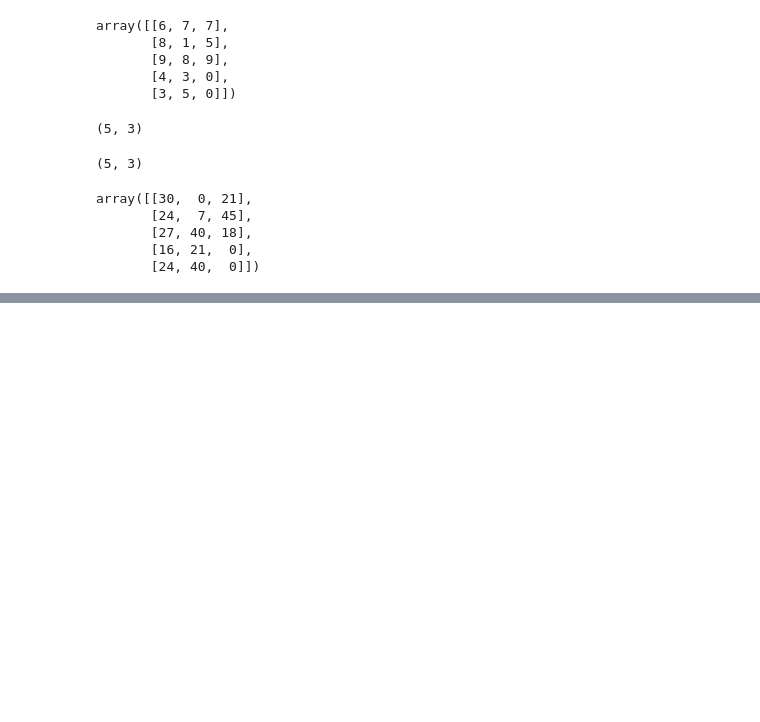
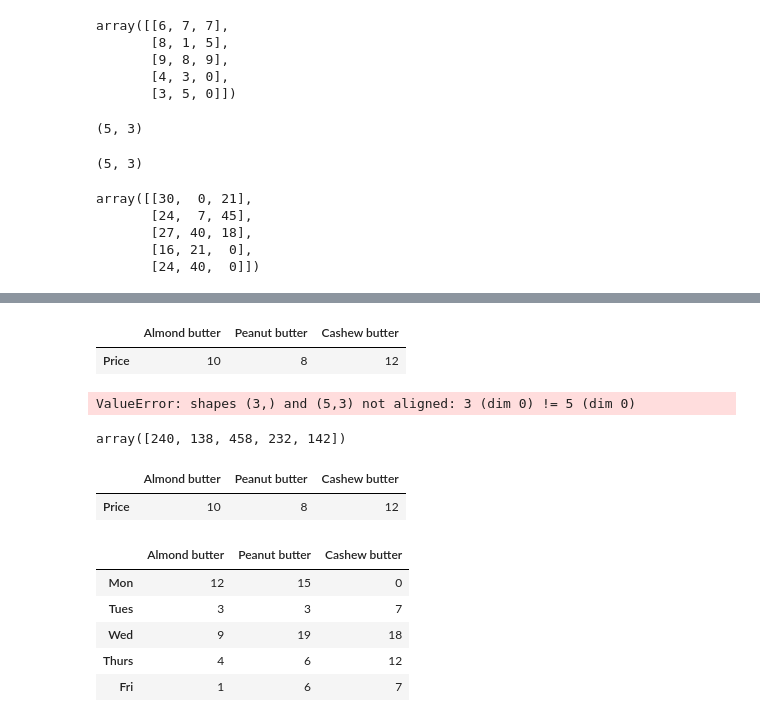
Before and after one commit to MoeCooper/Intro_to_numpy, a Jupyter notebook: Intro_to_Numpy.ipynb, the cells around one changed output, grey strips where cells are left out. Drawn from its saved outputs; the diff is of its cells as text; code cells hidden in the pictures; blank space fills up the shorter version.

```diff
--- a/Intro_to_Numpy.ipynb
+++ b/Intro_to_Numpy.ipynb
@@ -481,0 +532,10 @@ array([[30,  0, 21],
+# %%
+butter_prices = pandas.DataFrame(prices.reshape(1,3), index=["Price"], columns=["Almond butter", "Peanut butter", "Cashew butter"])
+butter_prices
+# %% [output]
+|  | Almond butter | Peanut butter | Cashew butter |
+| Price | 10 | 8 | 12 |
+# %%
+total_sales = prices.dot(sales_amount)
+# %% [output]
+ValueError: shapes (3,) and (5,3) not aligned: 3 (dim 0) != 5 (dim 0)
@@ -481,0 +544,5 @@ array([[30,  0, 21],
+# %%
+total_sales = prices.dot(sales_amount.T)
+total_sales
+# %% [output]
+array([240, 138, 458, 232, 142])
@@ -481,0 +551,14 @@ array([[30,  0, 21],
+# %%
+butter_prices
+# %% [output]
+|  | Almond butter | Peanut butter | Cashew butter |
+| Price | 10 | 8 | 12 |
+# %%
+weekly_sales
+# %% [output]
+|  | Almond butter | Peanut butter | Cashew butter |
+| Mon | 12 | 15 | 0 |
+| Tues | 3 | 3 | 7 |
+| Wed | 9 | 19 | 18 |
+| Thurs | 4 | 6 | 12 |
+| Fri | 1 | 6 | 7 |
```
Also changed, not shown: parts of 18 cells of this notebook.
